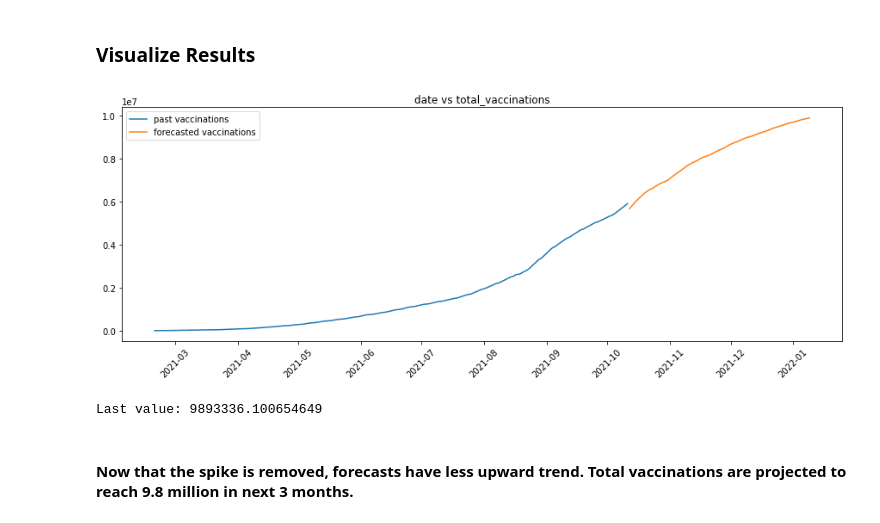
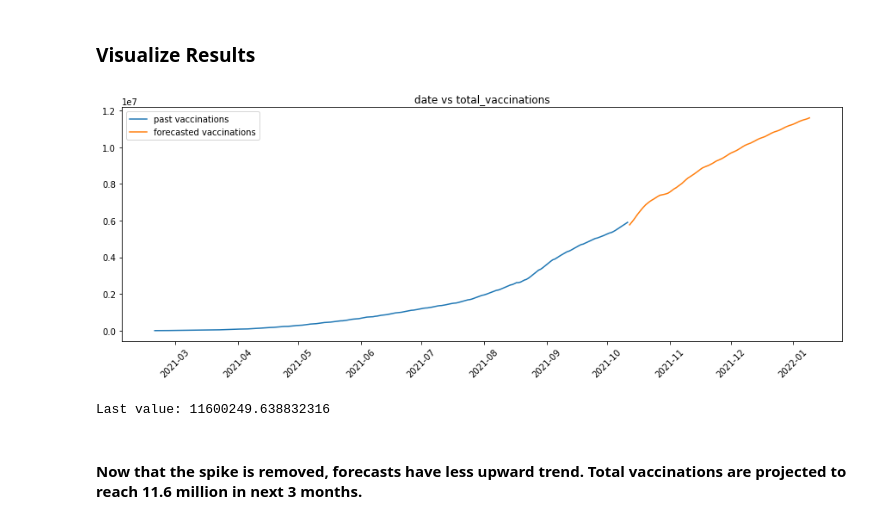
Before and after one commit to Subrahmanyajoshi/Covid-Vaccinations-Prediction, a Jupyter notebook: predictors/ARIMA.ipynb, the cells around one changed output. Saved outputs shown, nothing was run; the diff lists cells and outputs as text; code cells hidden in the pictures.

Commit message:
Update ARIMA implementation

```diff
--- a/predictors/ARIMA.ipynb
+++ b/predictors/ARIMA.ipynb
@@ -34,5 +37,6 @@ df = df.drop(['vaccine', 'location', 'source_url', 'total_boosters', 'people_vac
 
 # Convert date column to datetime format
 df['date'] = pd.to_datetime(df['date'])
+df = df.rename(columns={'total_vaccinations': 'values'})
 # %%
 plt.figure(figsize=(15,5))
@@ -108,5 +137,5 @@ Last value: 14770844.241498504
 ## 2. Removing spike at the end
 # %%
 # Create a new column containing smoothed version of the data.
-df['vaccinations_smoothed'] = df['total_vaccinations'].rolling(window=3).mean()
+df['vaccinations_smoothed'] = df['values'].rolling(window=3).mean()
 # %%
@@ -129,7 +167,7 @@ data = scaler.fit_transform(data)
 # %% [markdown]
 ### ARIMA model
 # %%
-model = ARIMA(data, order=(25,1,0))
+model = ARIMA(data, order=(30,1,1))
 model = model.fit()
 # %% [markdown]
 ### Forecasting
@@ -151,16 +189,16 @@ for i in range(num_days):
 ### Visualize Results
 # %%
 plt.rcParams["figure.figsize"] = (15,5)
-plt.plot(datelist[:data.size], df['total_vaccinations'], label='past vaccinations')
+plt.plot(datelist[:data.size], df['values'], label='past vaccinations')
 plt.plot(datelist[data.size:], results, label='forecasted vaccinations')
 plt.title("date vs total_vaccinations")
 plt.legend()
 plt.xticks(rotation=45)
 plt.show()
 
 print(f"Last value: {results[-1][0]}")
 # %% [output]
-[figure, old version]
+[figure, new version]
-Last value: 9893336.100654649
+Last value: 11600249.638832316
 # %% [markdown]
-#### Now that the spike is removed, forecasts have less upward trend. Total vaccinations are projected to reach 9.8 million in next 3 months.
+#### Now that the spike is removed, forecasts have less upward trend. Total vaccinations are projected to reach 11.6 million in next 3 months.
```
Also changed, not shown: parts of 16 cells of this notebook.
